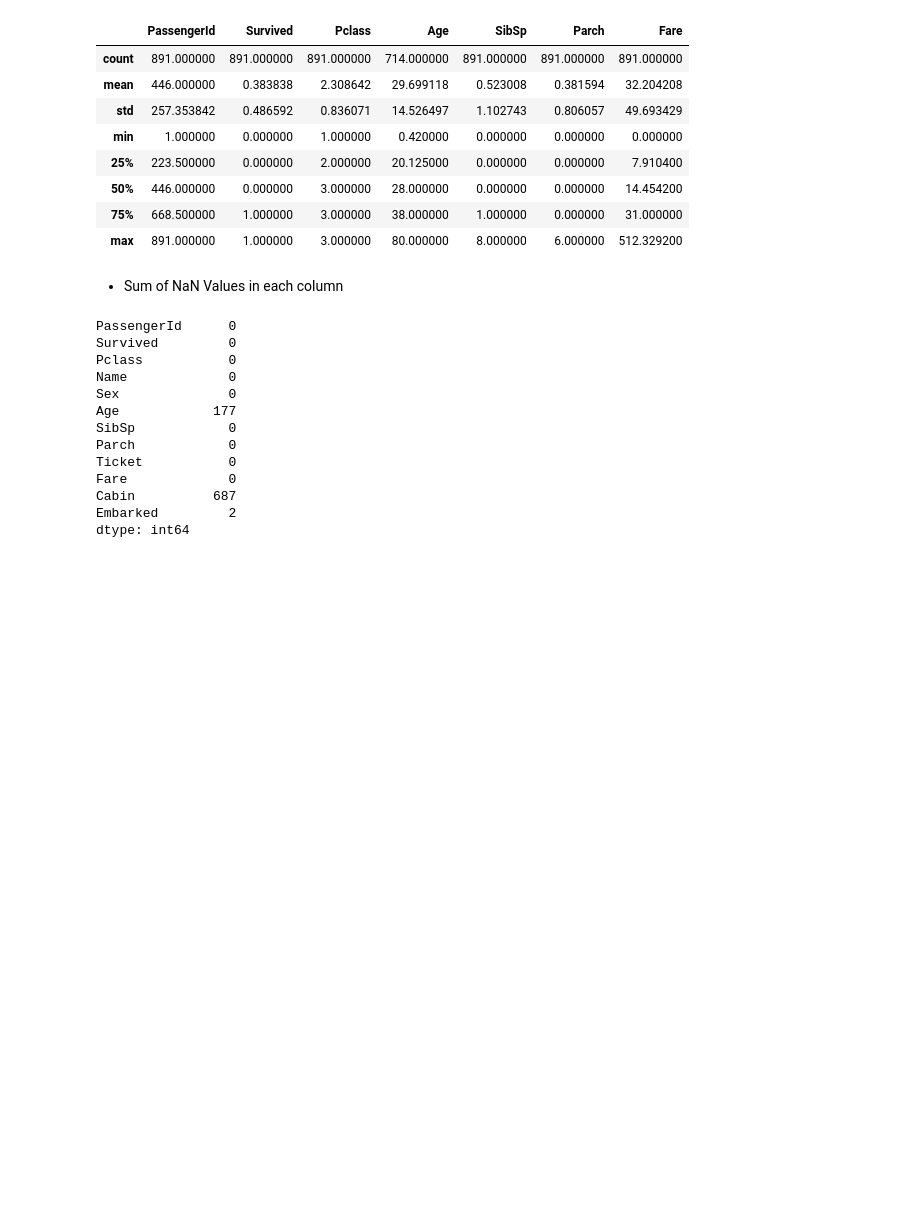
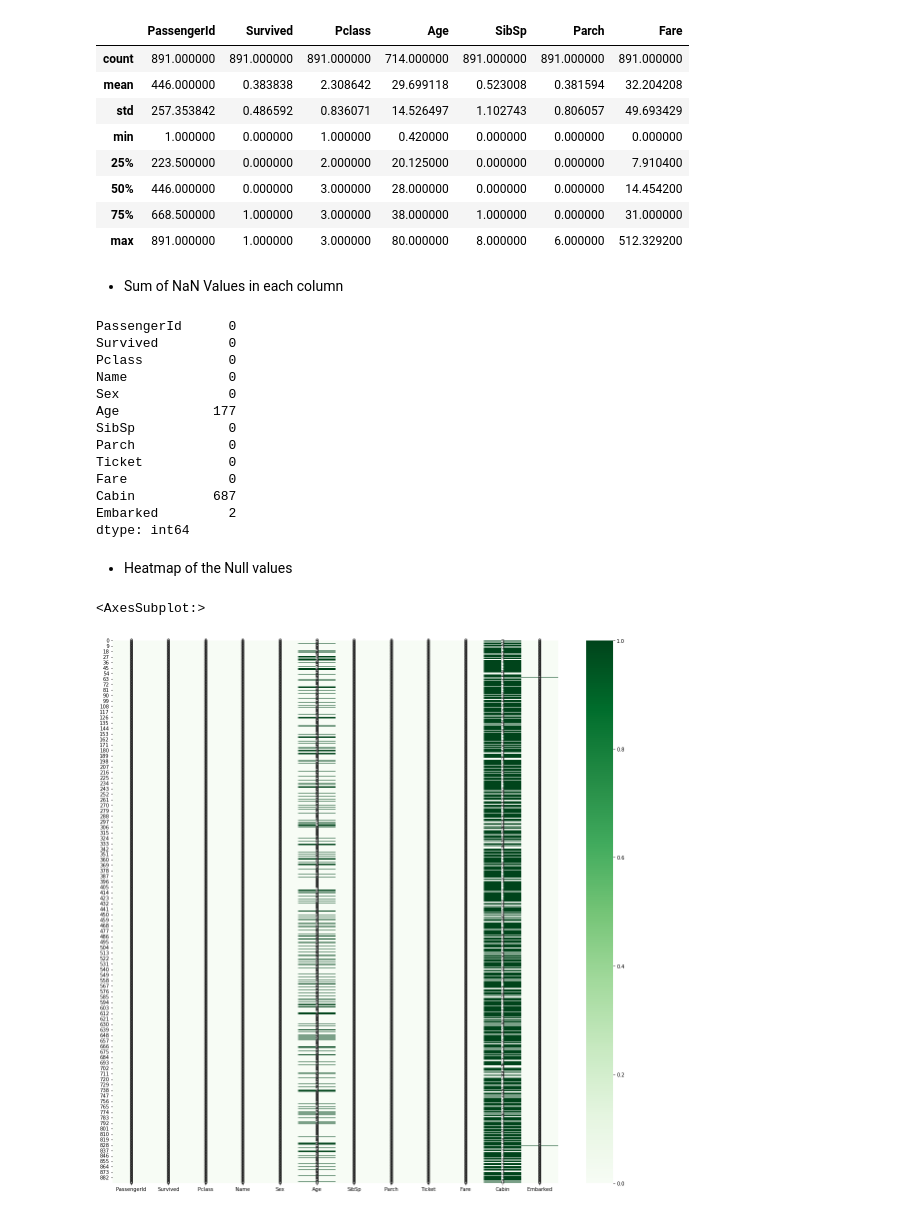
Before and after one commit to Naveen-Karanamu/Titanic-Survival, a Jupyter notebook: main.ipynb, the cells around one changed output. Drawn from its saved outputs; the diff is of its cells as text; code cells hidden in the pictures; blank space fills up the shorter version.

Commit message:
Heatmap: Null values

```diff
--- a/main.ipynb
+++ b/main.ipynb
@@ -101,3 +101,11 @@ Fare             0
 Cabin          687
 Embarked         2
 dtype: int64
+# %% [markdown]
+* Heatmap of the Null values
+# %%
+plt.figure(figsize=(20,20))
+sns.heatmap(df.isna(), annot=True,cmap='Greens')
+# %% [output]
+<AxesSubplot:>
+[figure, added]
```
